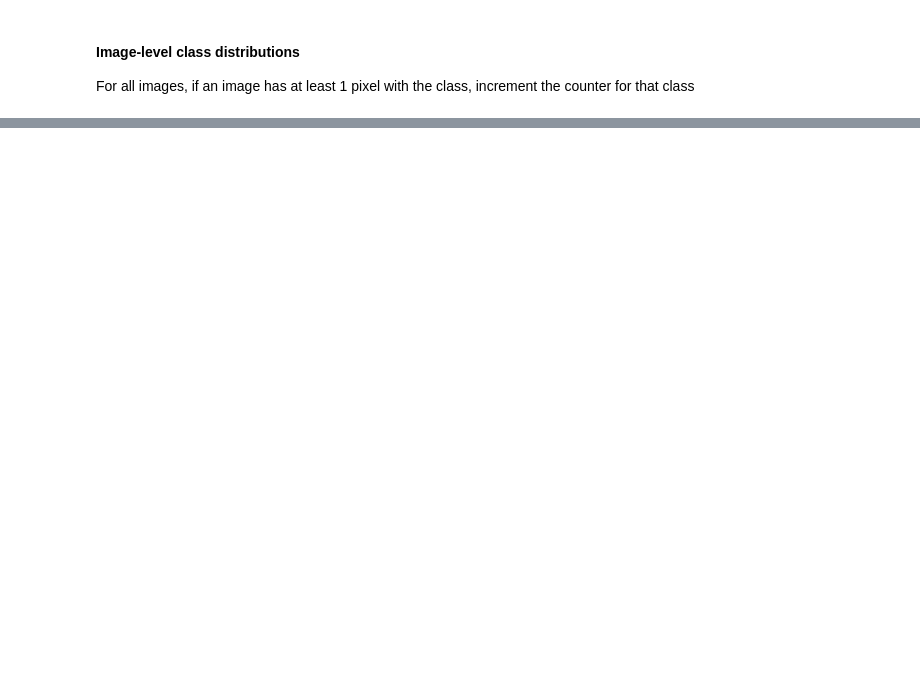
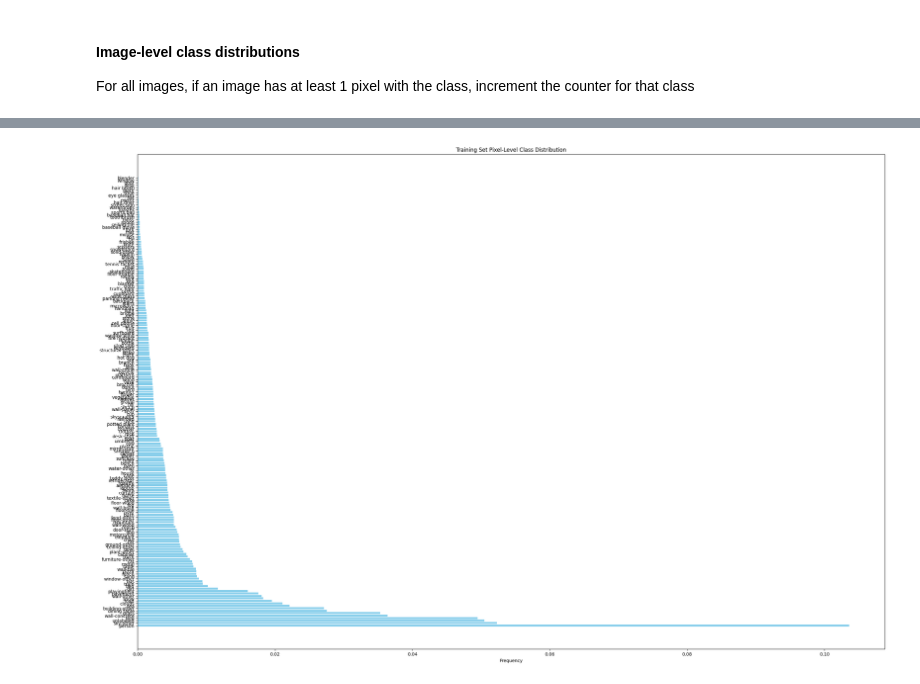
Before and after one commit to Sean-McConnachie/semantic-vae-loss-comparison, a Jupyter notebook: analysis/coco_distribution.ipynb, the cells around one changed output, grey strips where cells are left out. Saved outputs shown, nothing was run; the diff lists cells and outputs as text; code cells hidden in the pictures; blank space fills up the shorter version.

Commit message:
pixel level distributions

```diff
--- a/analysis/coco_distribution.ipynb
+++ b/analysis/coco_distribution.ipynb
@@ -121,0 +104,19 @@ for item in train_ldr.dataset:
+# %%
+def plot_distribution(class_counts, total_pixels, labels, title):
+    import matplotlib.pyplot as plt
+
+    class_frequencies = class_counts / total_pixels
+    sorted_indices = np.argsort(class_frequencies)[::-1]
+    sorted_frequencies = class_frequencies[sorted_indices]
+    sorted_labels = [labels[i] for i in sorted_indices]
+    sorted_counts = class_counts[sorted_indices]
+
+    plt.figure(figsize=(30, 20))
+    plt.barh(sorted_labels, sorted_frequencies, color='skyblue')
+    plt.xlabel('Frequency')
+    plt.title(title)
+    plt.show()
+
+plot_distribution(train_class_counts, train_total_pixels, labels, "Training Set Pixel-Level Class Distribution")
+# %% [output]
+[figure, added]
```
Also changed, not shown: parts of 3 cells of this notebook, 2 other files.
